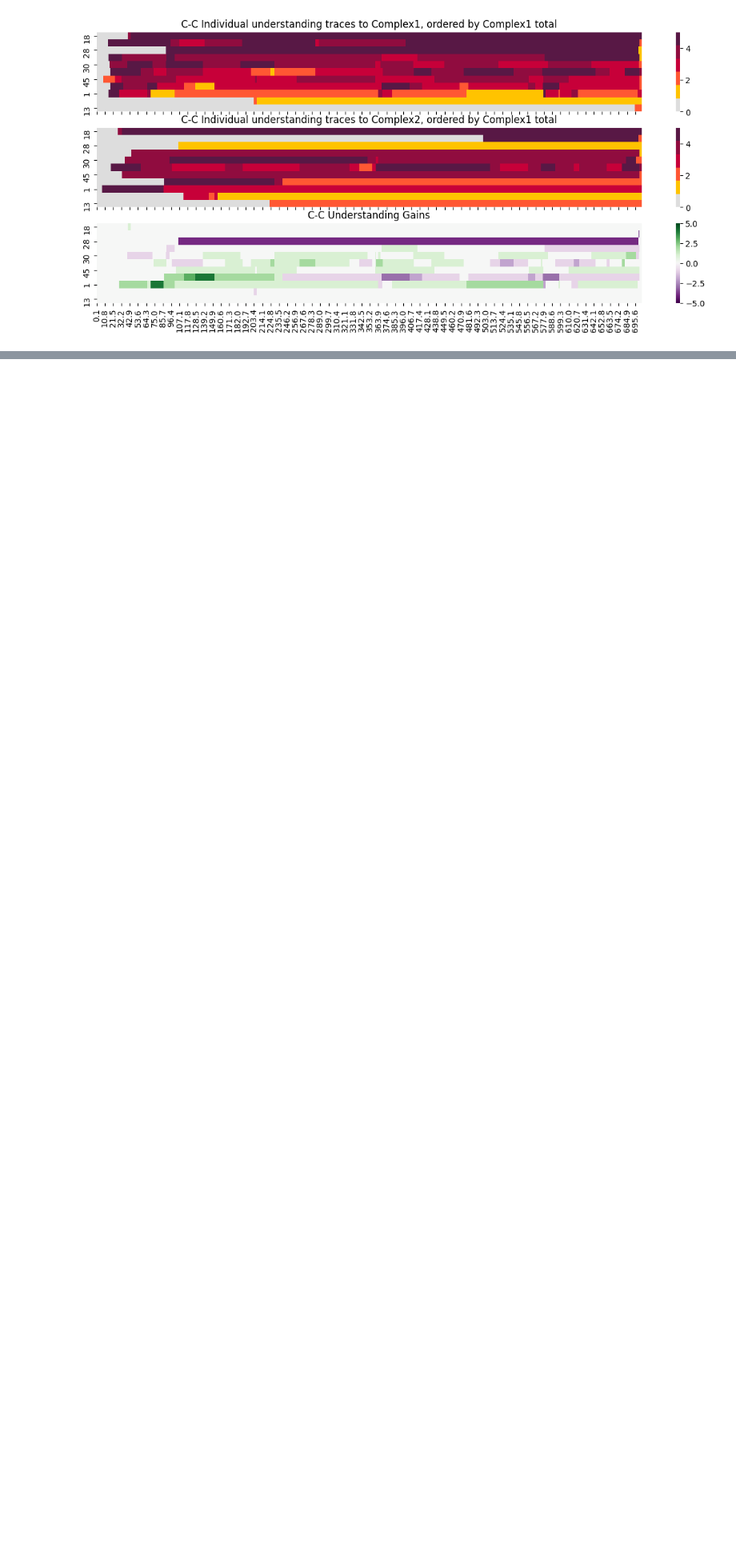
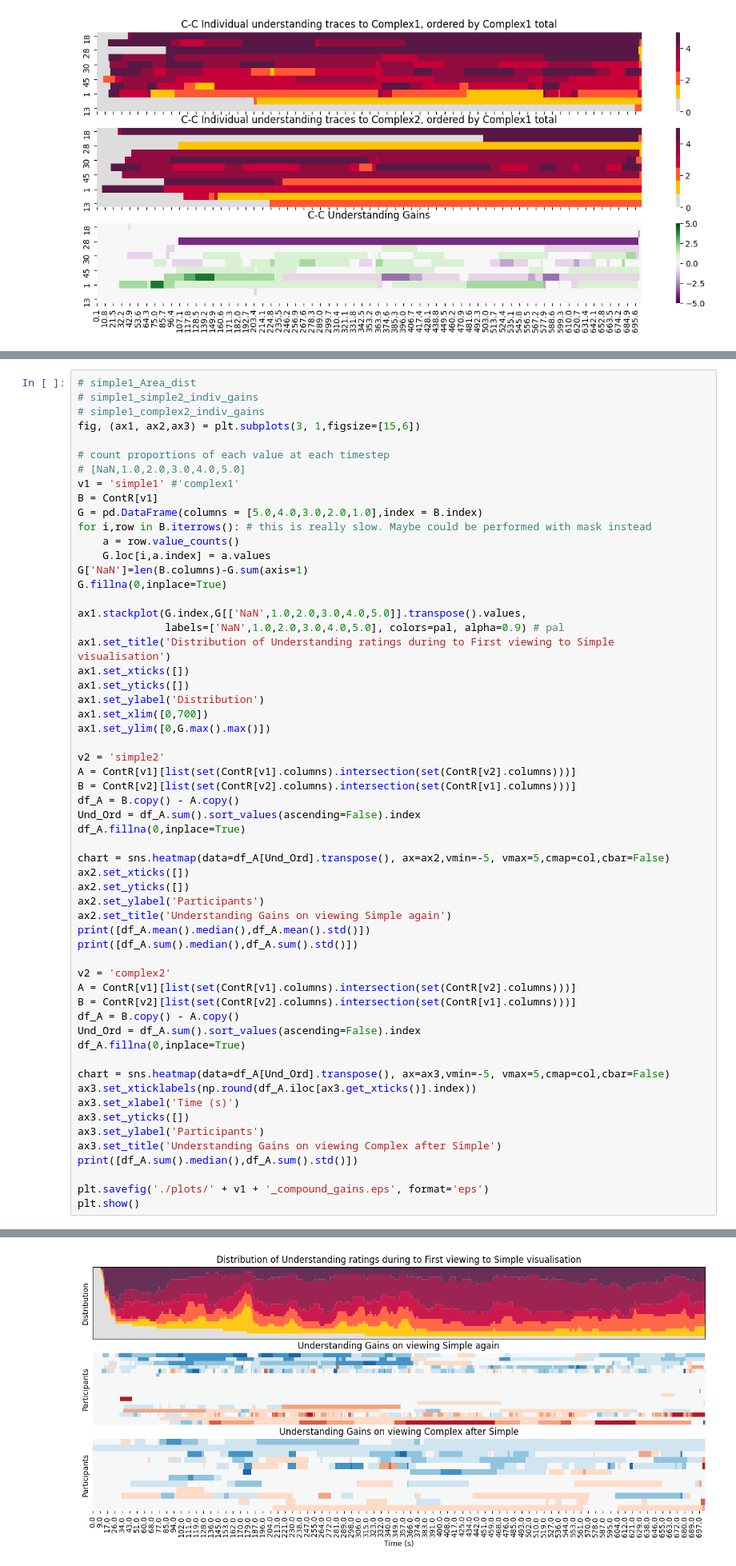
Before and after one commit to finn42/Bach_Viz_Responses, a Jupyter notebook: Bach_Vz_study_responses.ipynb, the cells around one changed output, grey strips where cells are left out. Shown at 80% size. Saved outputs shown, nothing was run; the diff lists cells and outputs as text; blank space fills up the shorter version.

```diff
--- a/Bach_Vz_study_responses.ipynb
+++ b/Bach_Vz_study_responses.ipynb
@@ -412,0 +487,59 @@ plt.show()
+# %%
+# simple1_Area_dist
+# simple1_simple2_indiv_gains
+# simple1_complex2_indiv_gains
+fig, (ax1, ax2,ax3) = plt.subplots(3, 1,figsize=[15,6])
+
+# count proportions of each value at each timestep
+# [NaN,1.0,2.0,3.0,4.0,5.0]
+v1 = 'simple1' #'complex1'
+B = ContR[v1]
+G = pd.DataFrame(columns = [5.0,4.0,3.0,2.0,1.0],index = B.index)
+for i,row in B.iterrows(): # this is really slow. Maybe could be performed with mask instead
+    a = row.value_counts()
+    G.loc[i,a.index] = a.values
+G['NaN']=len(B.columns)-G.sum(axis=1)
+G.fillna(0,inplace=True)
+
+ax1.stackplot(G.index,G[['NaN',1.0,2.0,3.0,4.0,5.0]].transpose().values,
+              labels=['NaN',1.0,2.0,3.0,4.0,5.0], colors=pal, alpha=0.9) # pal
+ax1.set_title('Distribution of Understanding ratings during to First viewing to Simple visualisation')
+ax1.set_xticks([])
+ax1.set_yticks([])
+ax1.set_ylabel('Distribution')
+ax1.set_xlim([0,700])
+ax1.set_ylim([0,G.max().max()])
+
+v2 = 'simple2'
+A = ContR[v1][list(set(ContR[v1].columns).intersection(set(ContR[v2].columns)))]
+B = ContR[v2][list(set(ContR[v2].columns).intersection(set(ContR[v1].columns)))]
+df_A = B.copy() - A.copy()
+Und_Ord = df_A.sum().sort_values(ascending=False).index
+df_A.fillna(0,inplace=True)
+
+chart = sns.heatmap(data=df_A[Und_Ord].transpose(), ax=ax2,vmin=-5, vmax=5,cmap=col,cbar=False)
+ax2.set_xticks([])
+ax2.set_yticks([])
+ax2.set_ylabel('Participants')
+ax2.set_title('Understanding Gains on viewing Simple again')
+print([df_A.mean().median(),df_A.mean().std()])
+print([df_A.sum().median(),df_A.sum().std()])
+
+v2 = 'complex2'
+A = ContR[v1][list(set(ContR[v1].columns).intersection(set(ContR[v2].columns)))]
+B = ContR[v2][list(set(ContR[v2].columns).intersection(set(ContR[v1].columns)))]
+df_A = B.copy() - A.copy()
+Und_Ord = df_A.sum().sort_values(ascending=False).index
+df_A.fillna(0,inplace=True)
+
+chart = sns.heatmap(data=df_A[Und_Ord].transpose(), ax=ax3,vmin=-5, vmax=5,cmap=col,cbar=False)
+ax3.set_xticklabels(np.round(df_A.iloc[ax3.get_xticks()].index))
+ax3.set_xlabel('Time (s)')
+ax3.set_yticks([])
+ax3.set_ylabel('Participants')
+ax3.set_title('Understanding Gains on viewing Complex after Simple')
+print([df_A.sum().median(),df_A.sum().std()])
+
+plt.savefig('./plots/' + v1 + '_compound_gains.eps', format='eps')
+plt.show()
+# %% [output]
@@ -412,0 +555 @@ plt.show()
+[figure, added]
```
Also changed, not shown: parts of 16 cells of this notebook, 4 other files.
